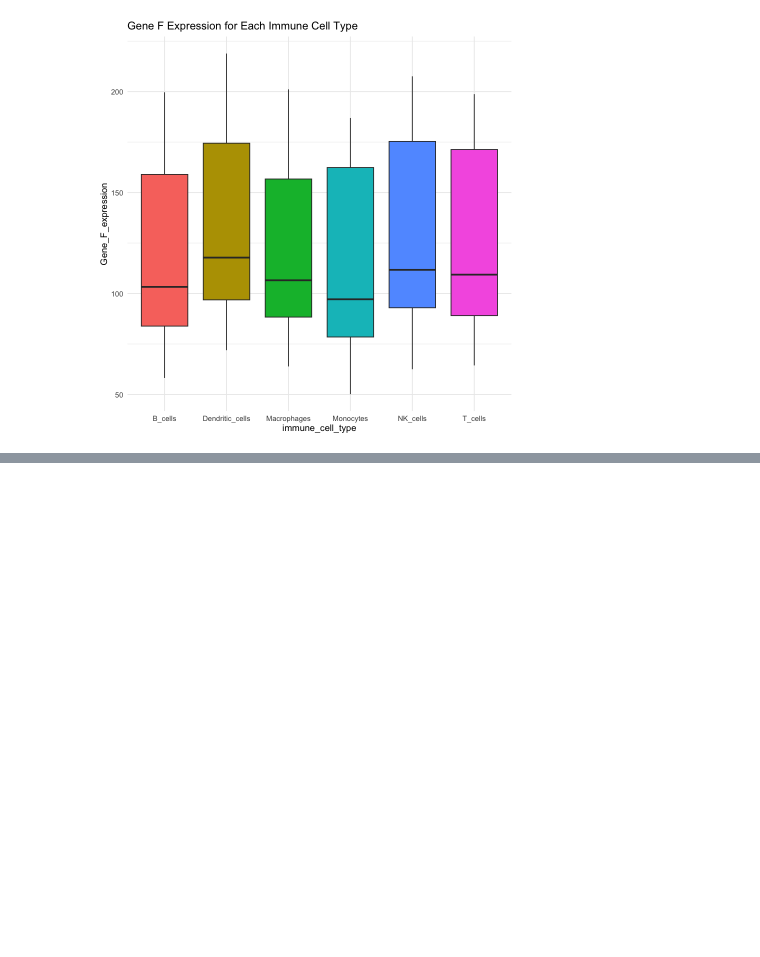
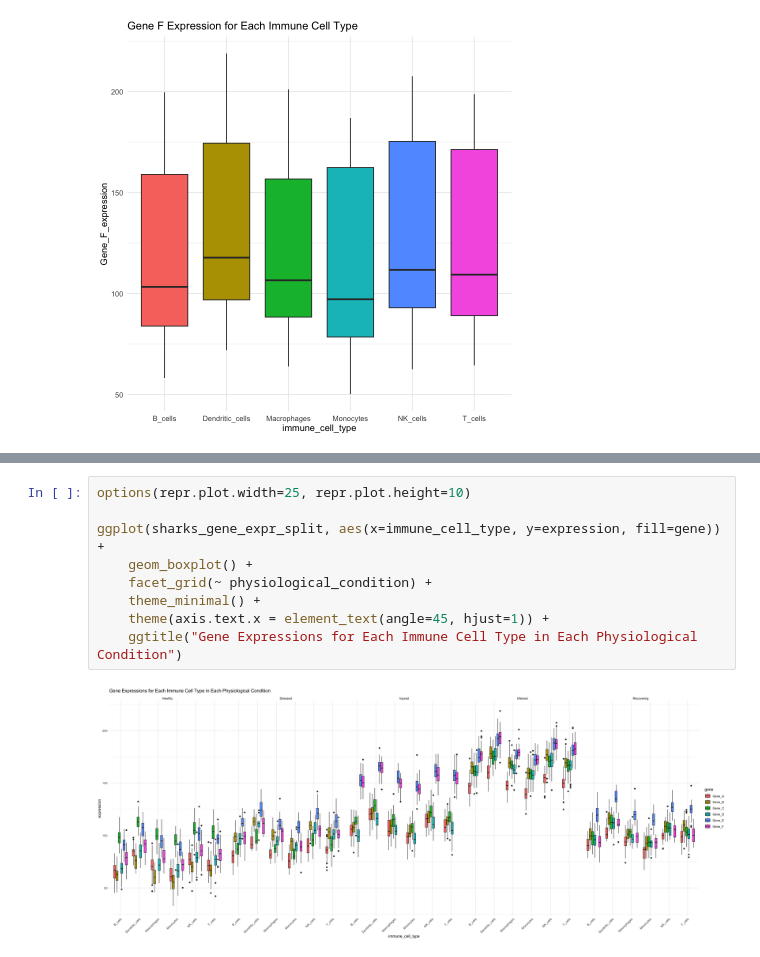
Before and after one commit to Ploenypp/bio-phys-inform_workbooks, a Jupyter notebook: biostats_project/sharks_immunity.ipynb, the cells around one changed output, grey strips where cells are left out. Saved outputs shown, nothing was run; the diff lists cells and outputs as text; blank space fills up the shorter version.

```diff
--- a/biostats_project/sharks_immunity.ipynb
+++ b/biostats_project/sharks_immunity.ipynb
@@ -292,0 +322,11 @@ ggplot(sharks_gene_expression_split, aes(x=physiological_condition, y=expression
+# %%
+options(repr.plot.width=25, repr.plot.height=10)
+
+ggplot(sharks_gene_expr_split, aes(x=immune_cell_type, y=expression, fill=gene)) +
+    geom_boxplot() +
+    facet_grid(~ physiological_condition) +
+    theme_minimal() +
+    theme(axis.text.x = element_text(angle=45, hjust=1)) +
+    ggtitle("Gene Expressions for Each Immune Cell Type in Each Physiological Condition")
+# %% [output]
+[figure, added]
```
Also changed, not shown: parts of 13 cells of this notebook.
